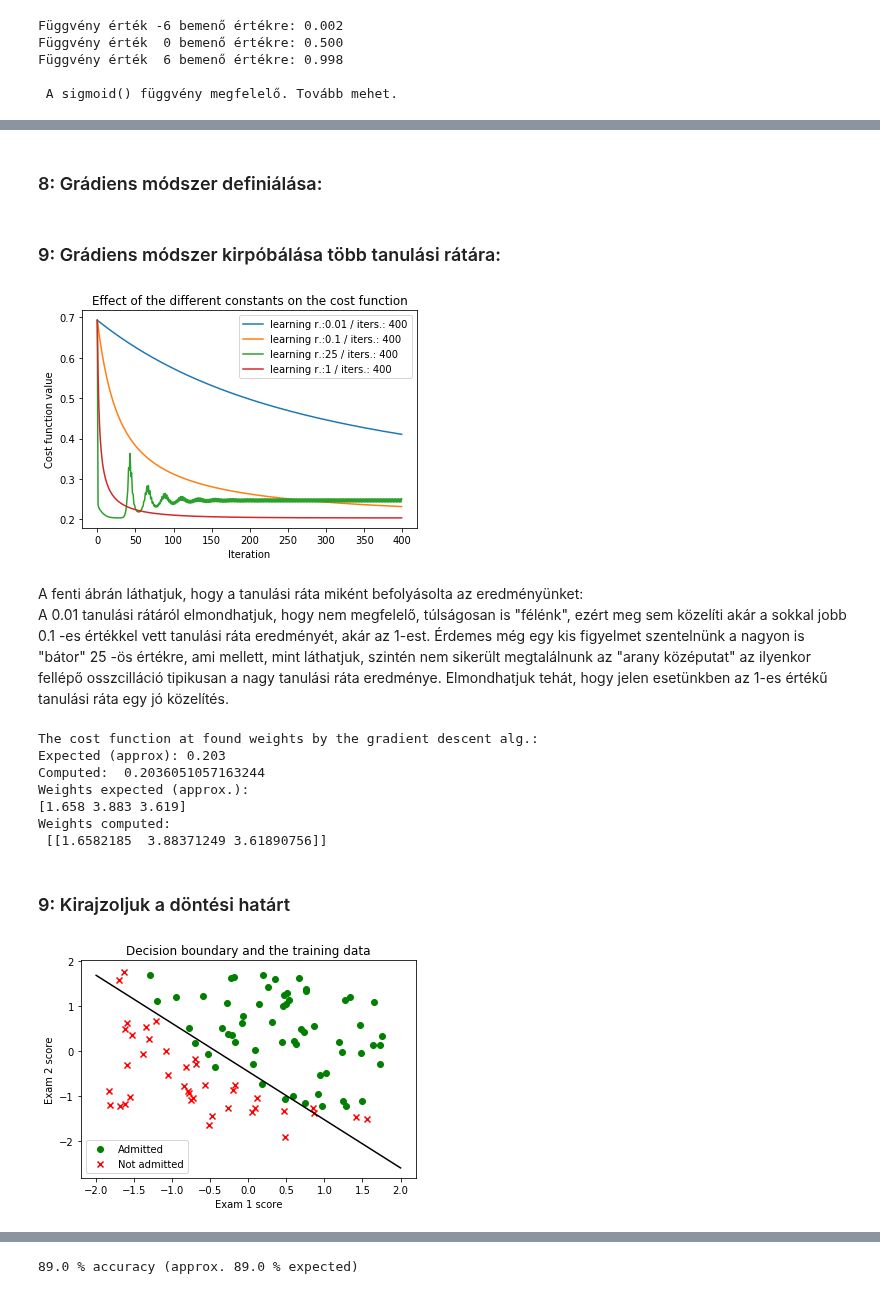
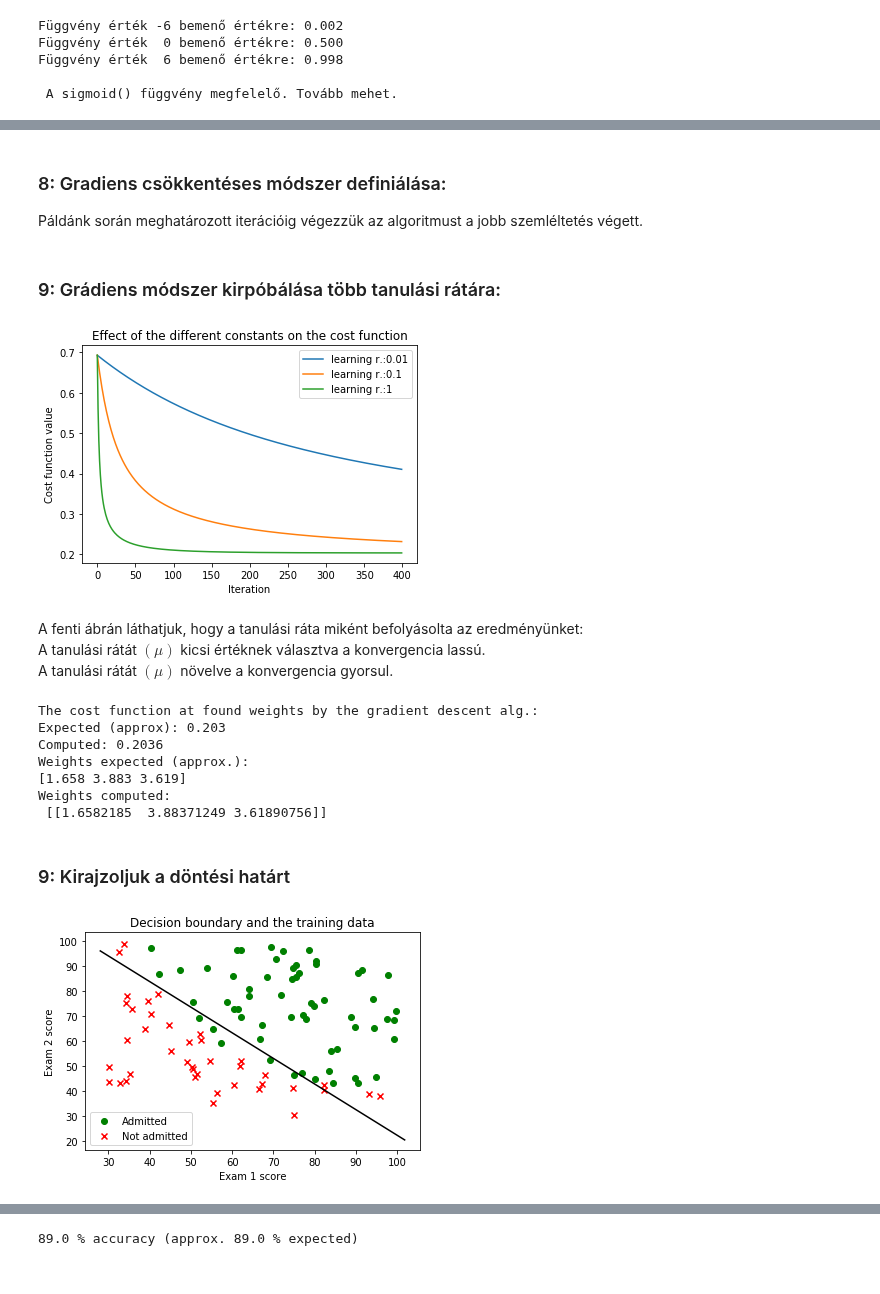
Before and after one commit to Fortuz/MIKRO_lab, a Jupyter notebook: AdaptiveRoboLabor/Jupyter/L03_LogisticRegression/L03 - Logistic Regression.ipynb, the cells around one changed output, grey strips where cells are left out. Drawn from its saved outputs; the diff is of its cells as text; code cells hidden in the pictures.

```diff
--- a/AdaptiveRoboLabor/Jupyter/L03_LogisticRegression/L03 - Logistic Regression.ipynb
+++ b/AdaptiveRoboLabor/Jupyter/L03_LogisticRegression/L03 - Logistic Regression.ipynb
@@ -71,8 +82,7 @@ Láthatjuk, hogy a két kategória elválasztható megközelítőleg egy egyenes
 Ahogy már az előzőekben is csináltuk hozzáadunk egy egyesekből álló oszlopot az X mátrixhoz, hogy a tengelymetszet megmaradjon a hipotézisünkben (Lásd. L01 - L02).
 # %%
-if (X.shape[1]==n):                             # ha még nem végeztük el a biaszolást (X - mxn)
-    X=np.column_stack((np.ones((m,1)),X))       # bias
-print(X.shape)                                  # visszaellenőrizésnek kiírjuk a mátrix méreteit
+X=np.column_stack((np.ones((m,1)),X))       # bias
+print(X.shape)                              # visszaellenőrizésnek kiírjuk a mátrix méreteit
 # %% [output]
 (100, 3)
 # %% [markdown]
@@ -114,7 +154,10 @@ $ h_w(x) = g(XW) $ , ahol $ g(XW) = \frac{1}{1+e^{-XW}} $
 Hozzuk létre a sigmoid függvényt, majd teszteljük is az eredményt -6, 0, 6 értékekre!
 # %%
 def sigmoid(z):
-    return 1/(1 + np.exp(-z))                               # szigmoid függvény értékének visszaadása
+############################################
+    g = 1/(1 + np.exp(-z))
+############################################
+    return g                               # szigmoid függvény értékének visszaadása
 
 print('Függvény érték -6 bemenő értékre: %.3f' % sigmoid(-6))           # teszt -6 -ra
 print('Függvény érték  0 bemenő értékre: %.3f' % sigmoid(0))            # teszt 0 -ra
@@ -154 +210,10 @@ Az inital_w legyen [0; 0; 0], míg test_w legyen [-24; 0.2; 0.2]!
+# %%
+def costFunction(w,X,Y):
+######################################################################
+    h = np.array(sigmoid(X@w))                                              # predikció kiszámítása (részszámítás)
+    C = (1/m) * np.sum(((-Y) * np.log(h)) - ((1-Y)*(np.log(1-h))))          # költségfüggvény kiszámítása
+
+    grad = (X.transpose())@(h-Y)/m                                          # gradiens kiszámítása
+######################################################################
+    return C, grad                                                          # eredmények visszaadása
 # %%
@@ -225,50 +264,53 @@ X_norm,mean,std=featureNormalization(X)                         # el is végezz
-# %% [markdown]
-### 8: Grádiens módszer definiálása:
+# %% [markdown]
+### 8: Gradiens csökkentéses módszer definiálása:
+Páldánk során meghatározott iterációig végezzük az algoritmust a jobb szemléltetés végett.
 # %%
-def gradientDescent(X,Y,w,alpha,num_iters):
+def gradientDescent(X,Y,w,learning_rate,num_iters):
     C_history = []                                      # C_history változó létrehozása
-
+##################################################
     for i in range(num_iters):                          # epoch számig folytatjuk a grádiens módszert
         C, grad = costFunction(w,X,Y)                   # költségfüggvény értékének / grádiens meghatározása
-        w = w - (alpha*grad)                            # új súlyok beállítása
+        w = w - (learning_rate*grad)                    # új súlyok beállítása
         C_history.append(C)                             # költségfüggvény történet bővítése
-
+##################################################
     return w, np.array(C_history)                       # visszaadjuk a számolt súlyokat és a kötlségfüggvény történetet
 # %% [markdown]
 ### 9: Grádiens módszer kirpóbálása több tanulási rátára:
 # %%
 w = np.array([[0],[0],[0]])     # kezdeti súlyok
+epoch = 400
 
-w_a, C_history_a = gradientDescent(X_norm,Y,w,0.01,400)
+w_a, C_history_a = gradientDescent(X,Y,w,0.01,epoch)
 plt.plot(range(C_history_a.size), C_history_a, label= "learning r.:0.01")
 
-w_b, C_history_b = gradientDescent(X_norm,Y,w,0.1, 400)
+w_b, C_history_b = gradientDescent(X,Y,w,0.1, epoch)
 plt.plot(range(C_history_b.size), C_history_b, label= "learning r.:0.1")
 
-w_d, C_history_d = gradientDescent(X_norm,Y,w,1,400)
-plt.plot(range(C_history_d.size), C_history_D, label= "learning r.:1")
+w, C_history = gradientDescent(X,Y,w,1,epoch)
+plt.plot(range(C_history.size), C_history, label= "learning r.:1")
 
 plt.title("Effect of the different constants on the cost function")
 plt.xlabel("Iteration")
 plt.ylabel("Cost function value")
 plt.legend()
 plt.show()
 # %% [output]
-[figure, old version]
+[figure, new version]
-# %% [markdown]
-A fenti ábrán láthatjuk, hogy a tanulási ráta miként befolyásolta az eredményünket:<br>
-A 0.01 tanulási rátáról elmondhatjuk, hogy nem megfelelő, túlságosan is "félénk", ezért meg sem közelíti akár a sokkal jobb 0.1 -es értékkel vett tanulási ráta eredményét, akár az 1-est. Érdemes még egy kis figyelmet szentelnünk a nagyon is "bátor" 25 -ös értékre, ami mellett, mint láthatjuk, szintén nem sikerült megtalálnunk az "arany középutat" az ilyenkor fellépő osszcilláció tipikusan a nagy tanulási ráta eredménye. Elmondhatjuk tehát, hogy jelen esetünkben az 1-es értékű tanulási ráta egy jó közelítés.
+# %% [markdown]
+A fenti ábrán láthatjuk, hogy a tanulási ráta miként befolyásolta az eredményünket:<br>
+A tanulási rátát $(\mu)$ kicsi értéknek választva a konvergencia lassú. <br>
+A tanulási rátát $(\mu)$ növelve a konvergencia gyorsul.<br>
 # %%
 print('''The cost function at found weights by the gradient descent alg.:
 Expected (approx): 0.203
-Computed: ''', C_history[-1])
+Computed: %.04f''' % C_history[-1])
 print('''Weights expected (approx.):
 [1.658 3.883 3.619]
-Weights computed:\n''', w.transpose())
+Weights computed: \n''', w.transpose())
 # %% [output]
 The cost function at found weights by the gradient descent alg.:
 Expected (approx): 0.203
-Computed:  0.2036051057163244
+Computed: 0.2036
 Weights expected (approx.):
 [1.658 3.883 3.619]
 Weights computed:
@@ -276,18 +318,19 @@ Weights computed:
 # %% [markdown]
 ### 9: Kirajzoljuk a döntési határt
 # %%
-pos_norm=(pos-mean[1:3])/std[1:3]                                               # normalizáljuk a pos értékeit
-neg_norm=(neg-mean[1:3])/std[1:3]                                               # normalizáljuk a neg értékeit
+plt.scatter(pos[:,0],pos[:,1],c="g", marker="o",label="Admitted")     # pos kirajzolása, körökkel, zölddel
+plt.scatter(neg[:,0],neg[:,1],c="r",marker="x",label="Not admitted")  # neg kirajzolása, x-ekkel, pirossal
 
-plt.scatter(pos_norm[:,0],pos_norm[:,1],c="g", marker="o",label="Admitted")     # pos kirajzolása, körökkel, zölddel
-plt.scatter(neg_norm[:,0],neg_norm[:,1],c="r",marker="x",label="Not admitted")  # neg kirajzolása, x-ekkel, pirossal
-x_value = np.array([-2,2])                                  # döntési határhoz felvesszünk két x értéket
-y_value = -(w[0]+w[1]*x_value)/w[2]                         # kiszámoljuk a hozzájuk tartozó y -t
-plt.plot(x_value,y_value,"k")                               # feketével felrajzoljuk a döntési határt
+Exam1_val     = np.array([min(X_original[:, 0])-2, max(X_original[:, 0]+2)]) # döntési határhoz felvesszünk két x értéket
+Exam1_norm = (Exam1_val - mean[0]) / std[0]
+Exam2_norm = (-w[0]-w[1]*Exam1_norm)/w[2]                           # kiszámoljuk a hozzájuk tartozó y -t
+Exam2_val     = (Exam2_norm * std[1]) + mean[1]
+
+plt.plot(Exam1_val,Exam2_val,"k")                                   # feketével felrajzoljuk a döntési határt
 plt.title("Decision boundary and the training data")
 plt.xlabel("Exam 1 score")
 plt.ylabel("Exam 2 score")
 plt.legend(loc=0)
 plt.show()
 # %% [output]
-[figure, old version]
+[figure, new version]
```
Also changed, not shown: parts of 20 cells of this notebook, 4 other files.
